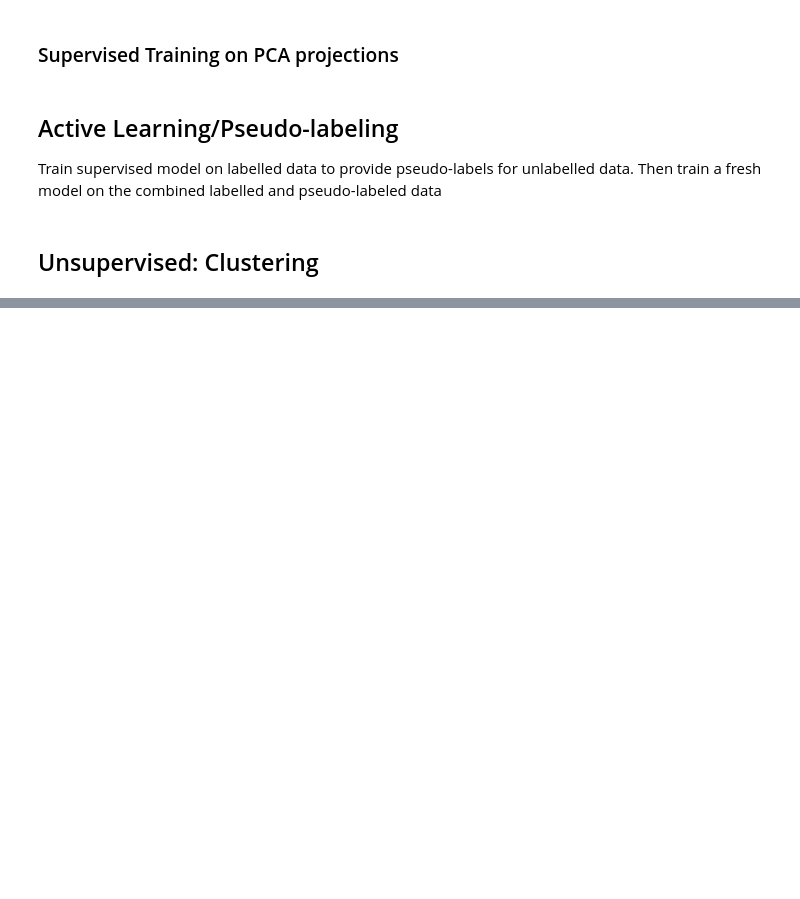
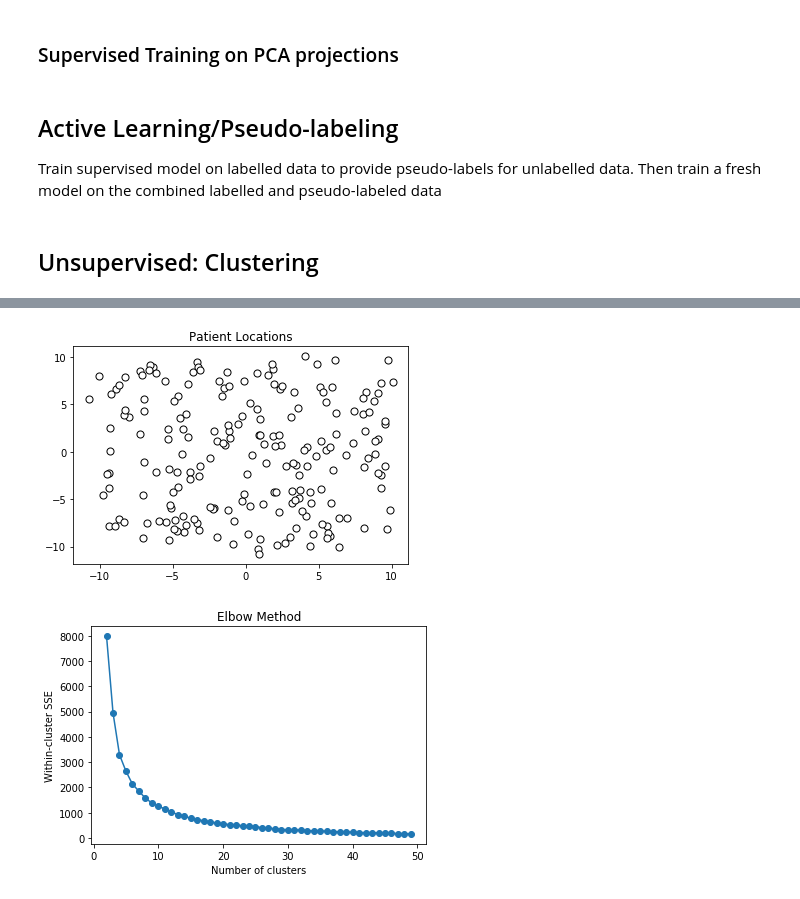
Before and after one commit to wtingda/Berkshire-Health-Patient-Matching, a Jupyter notebook: SemiSupervisedandUnsupervised.ipynb, the cells around one changed output, grey strips where cells are left out. Saved outputs shown, nothing was run; the diff lists cells and outputs as text; code cells hidden in the pictures; blank space fills up the shorter version.

```diff
--- a/SemiSupervisedandUnsupervised.ipynb
+++ b/SemiSupervisedandUnsupervised.ipynb
@@ -218,17 +218,3 @@ scoreRMSE(rf_rand_ps, x_test_pca, y_test, plot = False)
 print ("done learning")
 # %% [markdown]
 ## Unsupervised: Clustering
-# %%
-from sklearn.cluster import KMeans
-from sklearn.datasets import make_blobs
-
-print(x_combined)
-
-max_cluster_count = 4
-for k in range(3, max_cluster_count):
-  km = KMeans(
-    n_clusters=k, init='random',
-    n_init=10, max_iter=300,
-    tol=1e-04, random_state=0
-  )
-  y_km = km.fit_predict(x_combined)
@@ -252,0 +221,66 @@ for k in range(3, max_cluster_count):
+# %%
+from sklearn.cluster import KMeans
+from sklearn.datasets import make_blobs
+import matplotlib.pyplot as plt
+import random
+
+# Generating random locations of patients on 2D map...
+patient_num = 200
+c = random.randint(1,patient_num)
+
+X, y = make_blobs(
+   n_samples=patient_num, n_features=2,
+   centers=c, cluster_std=0.5,
+   shuffle=True, random_state=0
+)
+
+plt.title("Patient Locations")
+plt.scatter(
+   X[:, 0], X[:, 1],
+   c='white', marker='o',
+   edgecolor='black', s=50
+)
+plt.show()
+
+SSE = []
+models = []
+
+# Find best cluster number and locations
+max_cluster_count = 50
+for k in range(2, max_cluster_count):
+  km = KMeans(
+    n_clusters=k, init='random',
+    n_init=10, max_iter=300,
+    tol=1e-04, random_state=0
+  )
+  y_km = km.fit_predict(X)
+  SSE.append(km.inertia_)
+  models.append((y_km, km))
+
+# Plotting the within cluster SSE
+plt.title("Elbow Method")
+plt.plot(range(2, max_cluster_count), SSE, marker='o')
+plt.xlabel('Number of clusters')
+plt.ylabel('Within-cluster SSE')
+plt.show()
+
+count = 9
+best = models[count]
+for m in range(count):
+  plt.scatter(
+    X[models[count][0] == m, 0], X[models[count][0] == m, 1],
+    s=50, edgecolor='black',
+    label='cluster '+str(m)
+  )
+  plt.scatter(
+    models[count][1].cluster_centers_[:, 0], models[count][1].cluster_centers_[:, 1],
+    s=250, marker='*',
+    c='red', edgecolor='black'
+  )
+#plt.legend(scatterpoints=1)
+plt.title("Rehab Center and Patient Locations")
+plt.grid()
+plt.show()
+# %% [output]
+[figure, added]
+[figure, added]
```
Also changed, not shown: parts of 2 cells of this notebook.
